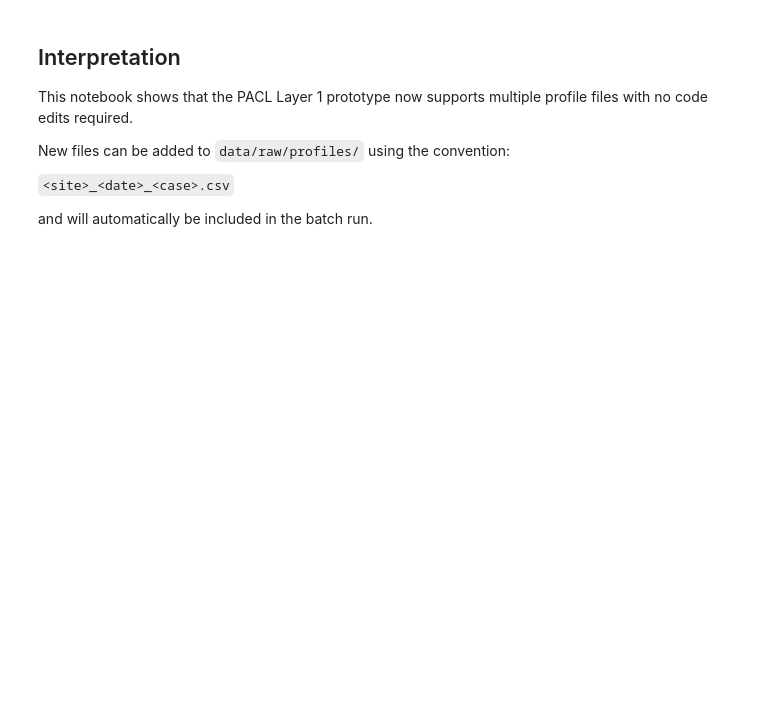
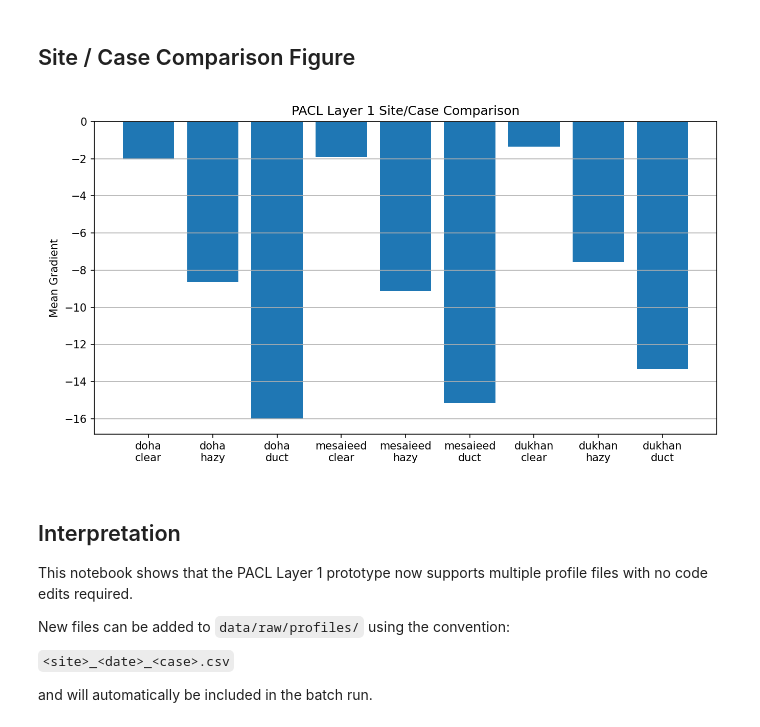
Before and after one commit to Nabiel-tech/pacl-gulf-atmosphere, a Jupyter notebook: notebooks/02_pacl_batch_demo.ipynb, the cells around one changed output. Cells and saved outputs as stored; diff of their text form; code cells hidden in the pictures; blank space fills up the shorter version.

Commit message:
Wire site comparison into PACL runner and batch notebook

```diff
--- a/notebooks/02_pacl_batch_demo.ipynb
+++ b/notebooks/02_pacl_batch_demo.ipynb
@@ -14,7 +14,8 @@ from IPython.display import Image, display
 repo_root = Path.cwd().resolve().parent
 summary_path = repo_root / 'docs' / 'batch_outputs' / 'batch_summary.csv'
 comparison_path = repo_root / 'docs' / 'batch_outputs' / 'batch_comparison.png'
+site_comparison_path = repo_root / 'docs' / 'batch_outputs' / 'site_case_comparison.png'
 
-summary_path, comparison_path
+summary_path, comparison_path, site_comparison_path
 # %% [output]
 (PosixPath('/home/nabiel/projects/pacl-gulf-atmosphere/docs/batch_outputs/batch_summary.csv'),
@@ -34,3 +44,9 @@ display(Image(filename=str(comparison_path)))
+# %% [markdown]
+## Site / Case Comparison Figure
+# %%
+display(Image(filename=str(site_comparison_path)))
+# %% [output]
+[figure, added]
 # %% [markdown]
 ## Interpretation
 
```
Also changed, not shown: parts of 5 cells of this notebook, 1 other file.
